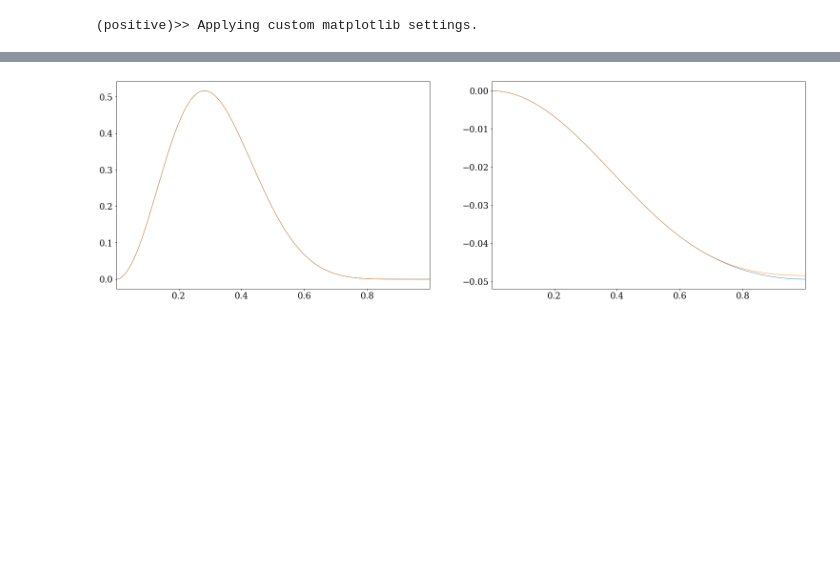
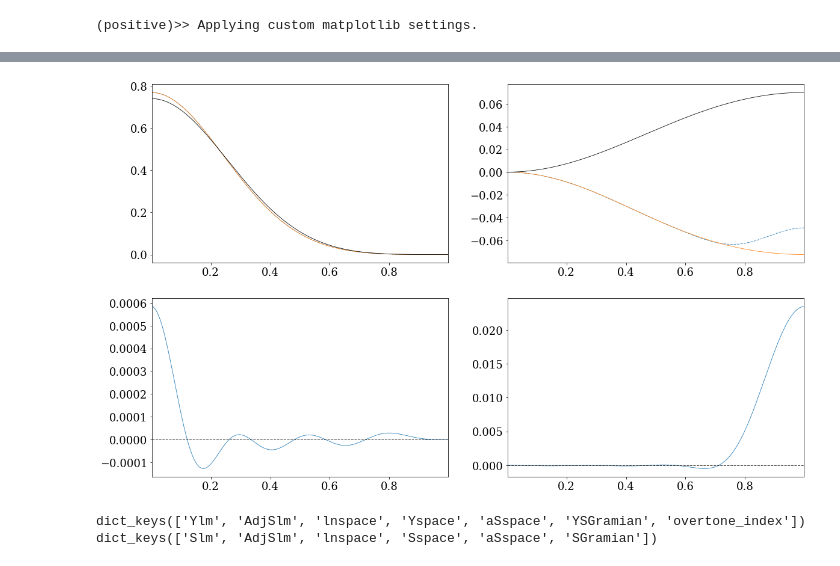
Before and after one commit to llondon6/koalas, a Jupyter notebook: examples/aslmcg_example.ipynb, the cells around one changed output, grey strips where cells are left out. Saved outputs shown, nothing was run; the diff lists cells and outputs as text; code cells hidden in the pictures; blank space fills up the shorter version.

```diff
--- a/examples/aslmcg_example.ipynb
+++ b/examples/aslmcg_example.ipynb
@@ -38,7 +24,7 @@ File:      ~/JOKI/Libs/KOALA/positive_dev/positive/physics.py
 Type:      function
 # %%
 a = 0.96
-s,l,m,n = -2,4,4,0
+s,l,m,n = -2,2,2,0
 theta = linspace(0,pi,int(2**9))[1:-1]
 phi = 0
 
@@ -46,28 +32,47 @@ cw,A1 = leaver(a,l,m,n)
 aw = a*cw
 
 # Compute adjoint spheroidal using spheroidal expansion as a check
-foo = slm_dual_set( a, l, m, n, theta, phi, s=s )
+foo = slm_dual_set( a, l, m, n, theta, phi, s=s, lmax=8 )
 # %%
 bar = aslmcg( a, s, l, m, n, theta, phi )
 # %%
 
 ll = l+0
 
+S = bar['Slm'][ll]
 aS1 = foo['AdjSlm'][ ll ]
 aS2 = bar['AdjSlm'][ ll ]
 u = theta/pi
 pha = lambda x: unwrap( angle(x) )-unwrap( angle(x) )[0]
 
-fig = figure( figsize=2*figaspect(0.618/2) )
+fig = figure( figsize=3*figaspect(0.618) )
 
-subplot(1,2,1)
-plot( u, abs(aS1) )
+subplot(2,2,1)
+plot( u, abs(aS1),ls='--' )
 plot( u, abs(aS2) )
+plot( u, abs(S), color='k',ls='-' )
 xlim( lim(u) )
 
-subplot(1,2,2)
-plot( u, pha(aS1) )
+subplot(2,2,2)
+plot( u, pha(aS1),ls='--' )
 plot( u, pha(aS2) )
+plot( u, pha(S), color='k',ls='-' )
 xlim( lim(u) );
+
+subplot(2,2,3)
+plot( u, abs(aS1)-abs(aS2) )
+plot( u, abs(S)*0, color='k',ls='--' )
+xlim( lim(u) )
+
+subplot(2,2,4)
+plot( u, pha(aS1)-pha(aS2) )
+plot( u, pha(S)*0, color='k',ls='--' )
+xlim( lim(u) );
 # %% [output]
-[figure, old version]
+[figure, new version]
+# %%
+print(bar.keys())
+print(foo.keys())
+# %% [output]
+dict_keys(['Ylm', 'AdjSlm', 'lnspace', 'Yspace', 'aSspace', 'YSGramian', 'overtone_index'])
+dict_keys(['Slm', 'AdjSlm', 'lnspace', 'Sspace', 'aSspace', 'SGramian'])
```
Also changed, not shown: parts of 4 cells of this notebook.
